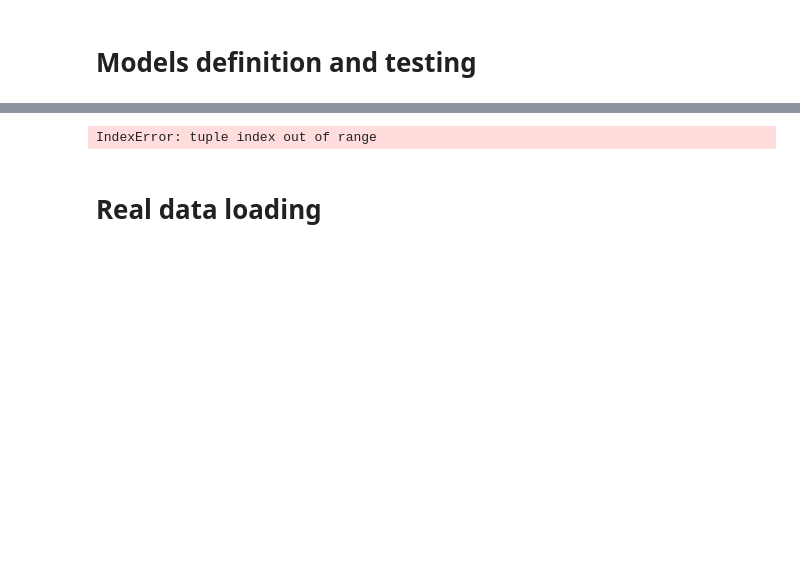
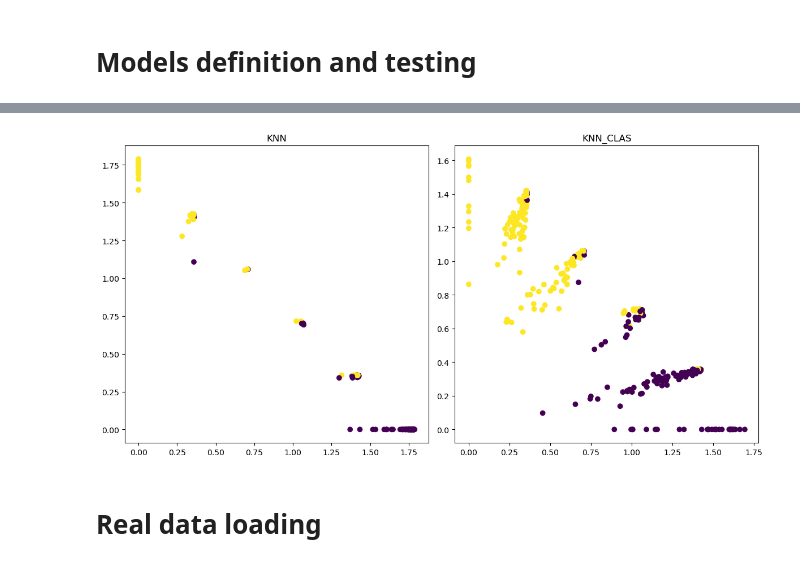
Before and after one commit to eduardo-ufmg/knn-clas, a Jupyter notebook: likelihood_analysis/likelihood_analysis.ipynb, the cells around one changed output, grey strips where cells are left out. Drawn from its saved outputs; the diff is of its cells as text; code cells hidden in the pictures; blank space fills up the shorter version.

```diff
--- a/likelihood_analysis/likelihood_analysis.ipynb
+++ b/likelihood_analysis/likelihood_analysis.ipynb
@@ -684,25 +563,21 @@ check(X_train, y_train, X_test, y_test, y_pred_knn_gg, "KNN_GG")
 # %%
 knn_Q0, knn_Q1 = knn.likelihood_score(X, y)
 knn_clas_Q0, knn_clas_Q1 = knn_clas.likelihood_score(X, y)
-knn_gg_Q0, knn_gg_Q1 = knn_gg.likelihood_score(X, y)
 
 unique_labels = np.unique(y)
 y01 = np.array([0 if label == unique_labels[0] else 1 for label in y])
 
-plt.figure(figsize=(15, 5))
-plt.subplot(1, 3, 1)
+plt.figure(figsize=(12, 6))
+plt.subplot(1, 2, 1)
 plt.scatter(knn_Q0, knn_Q1, c=y01)
 plt.title('KNN')
-plt.subplot(1, 3, 2)
+plt.subplot(1, 2, 2)
 plt.scatter(knn_clas_Q0, knn_clas_Q1, c=y01)
 plt.title('KNN_CLAS')
-plt.subplot(1, 3, 3)
-plt.scatter(knn_gg_Q0, knn_gg_Q1, c=y01)
-plt.title('KNN_GG')
 plt.tight_layout()
 plt.show()
 # %% [output]
-IndexError: tuple index out of range
+[figure, added]
 # %% [markdown]
 # Real data loading
 # %%
```
Also changed, not shown: parts of 11 cells of this notebook.
